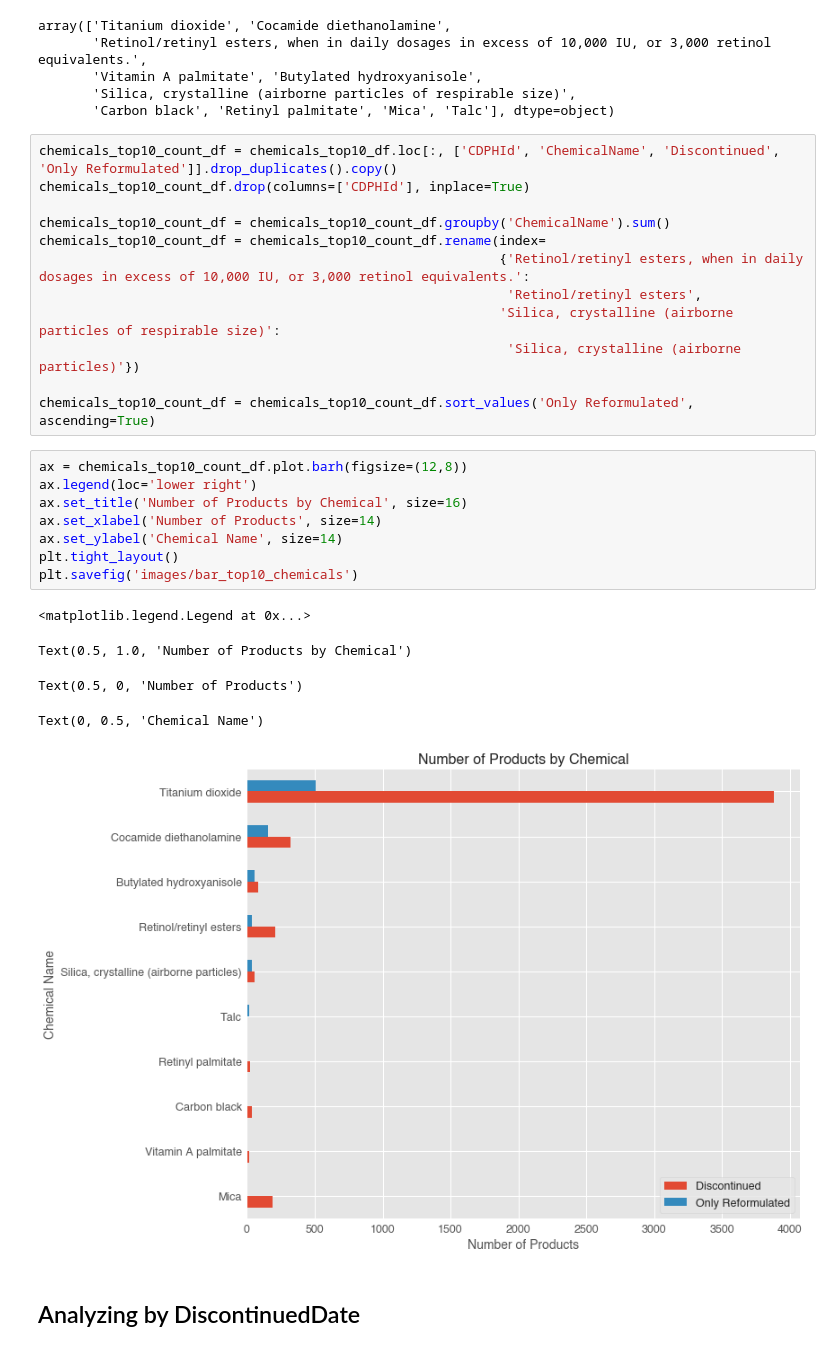
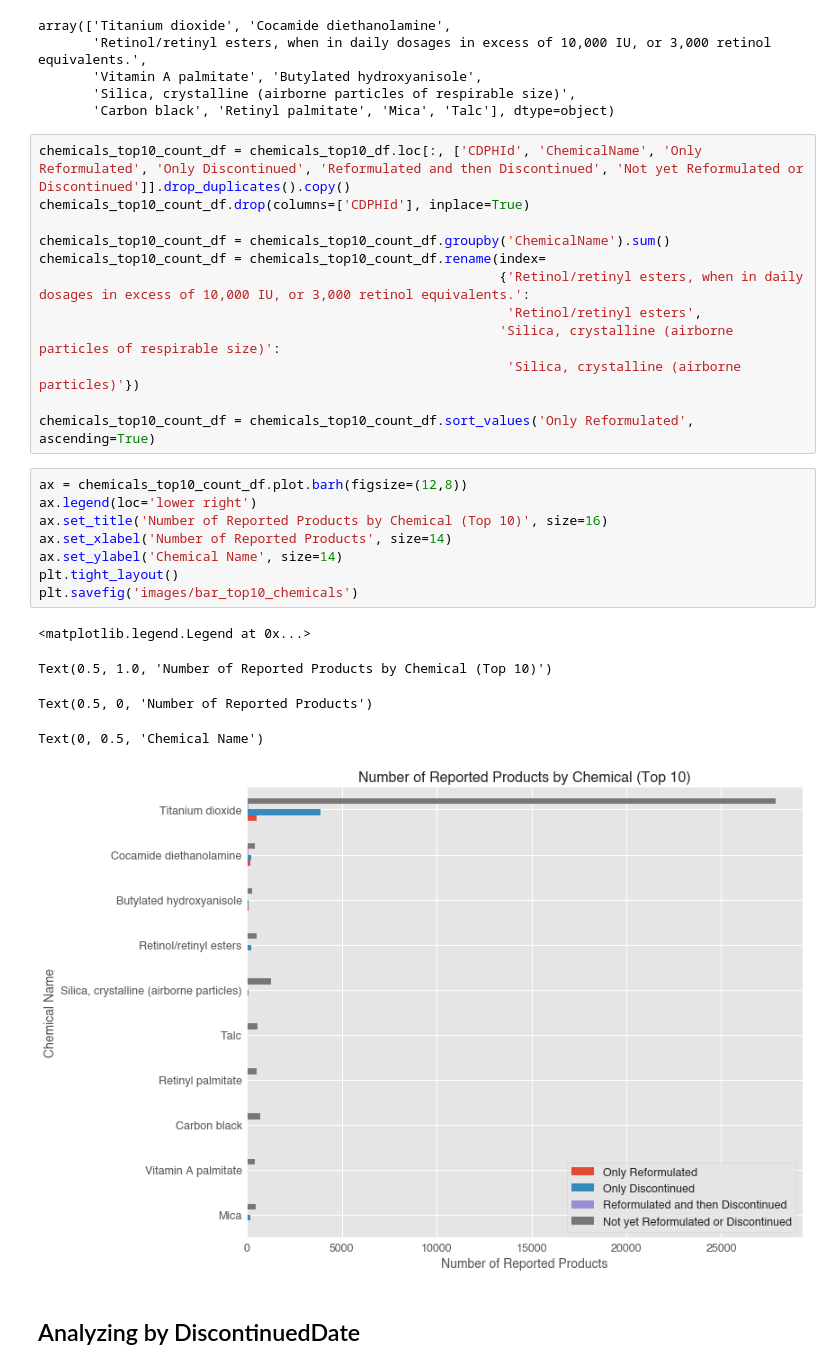
Before and after one commit to chelseanbr/Whats-In-My-Makeup-Bag, a Jupyter notebook: final_data_wrangling_eda.ipynb, the cells around one changed output. Cells and saved outputs as stored; diff of their text form.

```diff
--- a/final_data_wrangling_eda.ipynb
+++ b/final_data_wrangling_eda.ipynb
@@ -503,7 +503,7 @@ array(['Titanium dioxide', 'Cocamide diethanolamine',
        'Silica, crystalline (airborne particles of respirable size)',
        'Carbon black', 'Retinyl palmitate', 'Mica', 'Talc'], dtype=object)
 # %%
-chemicals_top10_count_df = chemicals_top10_df.loc[:, ['CDPHId', 'ChemicalName', 'Discontinued', 'Only Reformulated']].drop_duplicates().copy()
+chemicals_top10_count_df = chemicals_top10_df.loc[:, ['CDPHId', 'ChemicalName', 'Only Reformulated', 'Only Discontinued', 'Reformulated and then Discontinued', 'Not yet Reformulated or Discontinued']].drop_duplicates().copy()
 chemicals_top10_count_df.drop(columns=['CDPHId'], inplace=True)
 
 chemicals_top10_count_df = chemicals_top10_count_df.groupby('ChemicalName').sum()
@@ -517,17 +517,17 @@ chemicals_top10_count_df = chemicals_top10_count_df.sort_values('Only Reformulat
 # %%
 ax = chemicals_top10_count_df.plot.barh(figsize=(12,8))
 ax.legend(loc='lower right')
-ax.set_title('Number of Products by Chemical', size=16)
-ax.set_xlabel('Number of Products', size=14)
+ax.set_title('Number of Reported Products by Chemical (Top 10)', size=16)
+ax.set_xlabel('Number of Reported Products', size=14)
 ax.set_ylabel('Chemical Name', size=14)
 plt.tight_layout()
 plt.savefig('images/bar_top10_chemicals')
 # %% [output]
 <matplotlib.legend.Legend at 0x...>
-Text(0.5, 1.0, 'Number of Products by Chemical')
+Text(0.5, 1.0, 'Number of Reported Products by Chemical (Top 10)')
-Text(0.5, 0, 'Number of Products')
+Text(0.5, 0, 'Number of Reported Products')
 Text(0, 0.5, 'Chemical Name')
-[figure, old version]
+[figure, new version]
 # %% [markdown]
 ## Analyzing by DiscontinuedDate
 # %%
```
Also changed, not shown: parts of 9 cells of this notebook, 10 other files.
